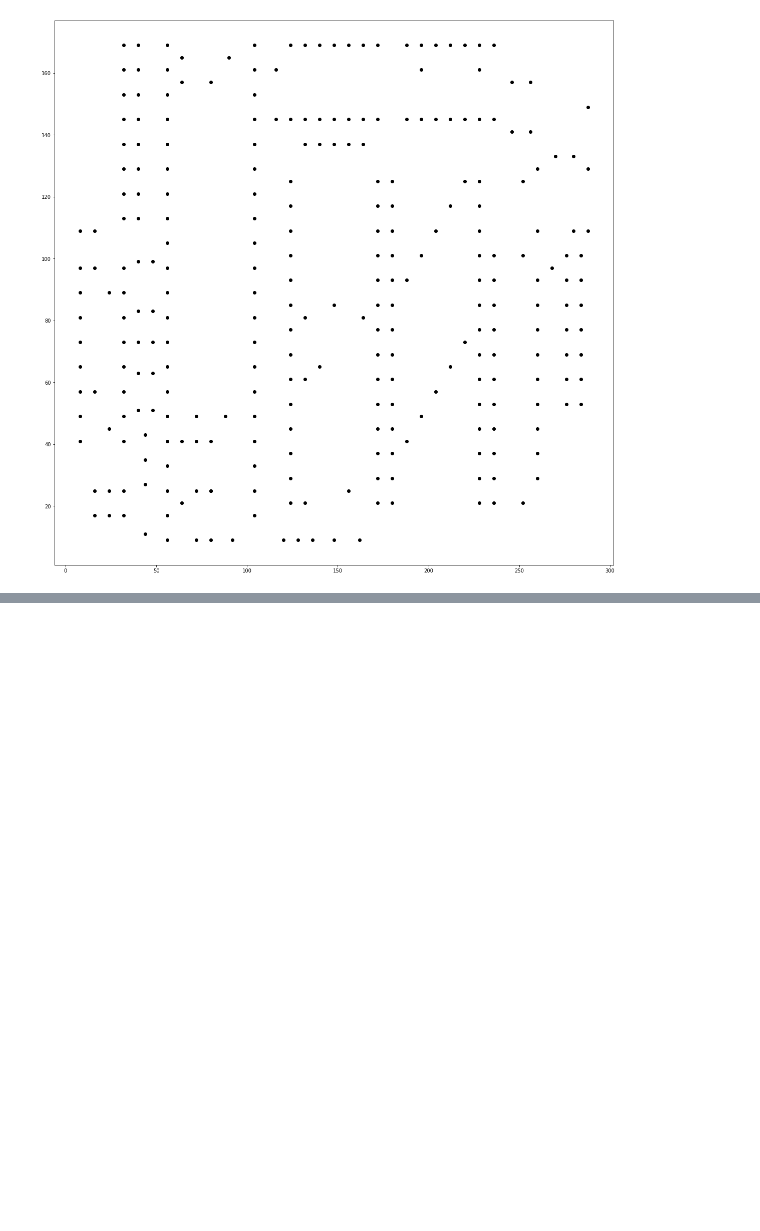
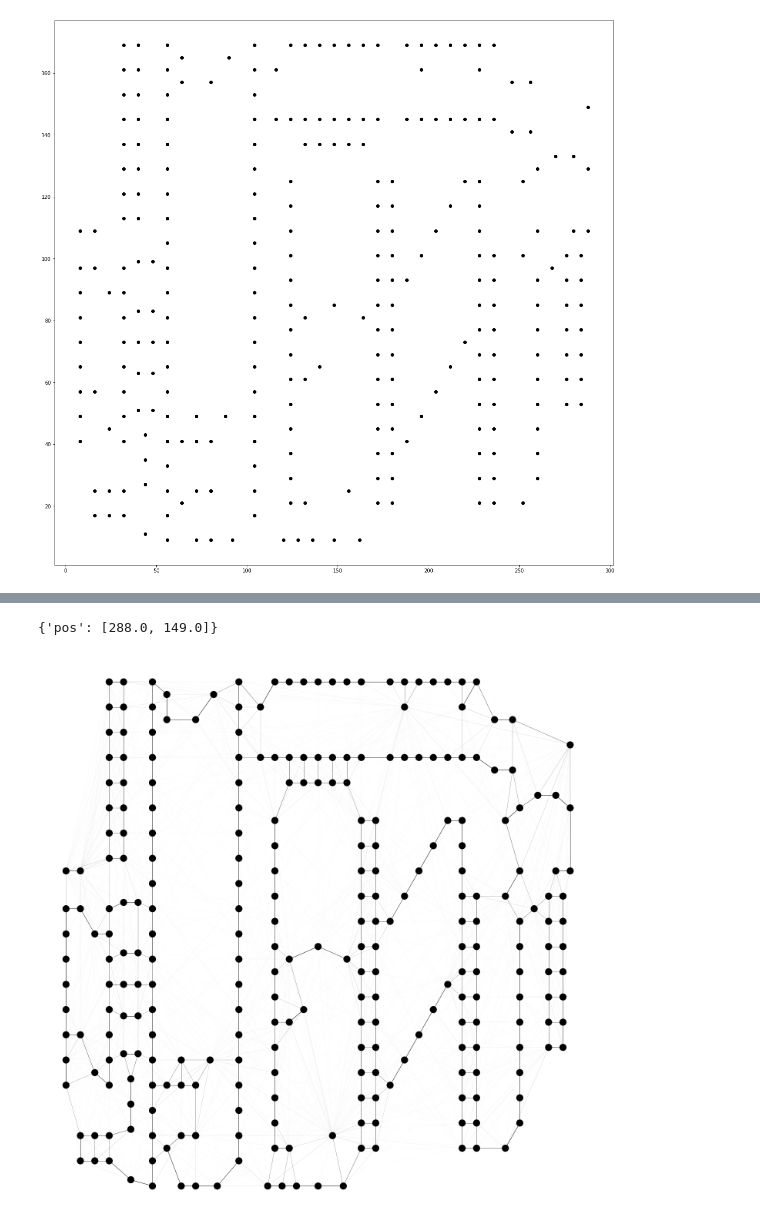
Before and after one commit to hannabros/kaist.sbse, a Jupyter notebook: tsp/viz.ipynb, the cells around one changed output, grey strips where cells are left out. Saved outputs shown, nothing was run; the diff lists cells and outputs as text; code cells hidden in the pictures; blank space fills up the shorter version.

```diff
--- a/tsp/viz.ipynb
+++ b/tsp/viz.ipynb
@@ -24,0 +89,24 @@ plt.plot(x, y, 'o', color='black')
+# %%
+with open('./dist_cnt.pkl', 'rb') as f:
+    distances = pickle.load(f)
+# %%
+G=nx.Graph()
+G.add_nodes_from(coor.keys())
+# %%
+for n, p in coor.items():
+    G.nodes[n]['pos'] = p
+# %%
+for n, p in distances.items():
+    G.add_edge(n[0], n[1], weight=p[1])
+# %%
+G.nodes[0]
+# %% [output]
+{'pos': [288.0, 149.0]}
+# %%
+pos = [(G.nodes[p]['pos'][0], G.nodes[p]['pos'][1]) for p in G.nodes()]
+weights = [G[u][v]['weight']/100 for u,v in G.edges()]
+plt.figure(figsize=(20,20))
+nx.draw(G, node_color=['black']*len(G.nodes()), pos=pos, width=weights)
+plt.show()
+# %% [output]
+[figure, added]
```
Also changed, not shown: parts of 11 cells of this notebook, 17 other files.
